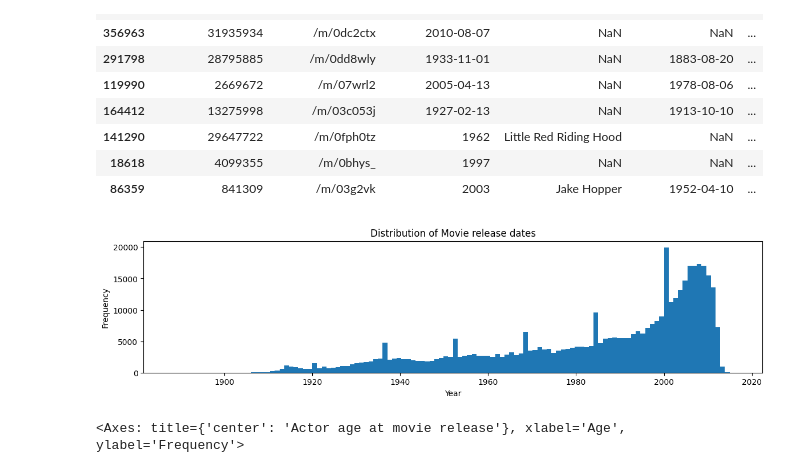
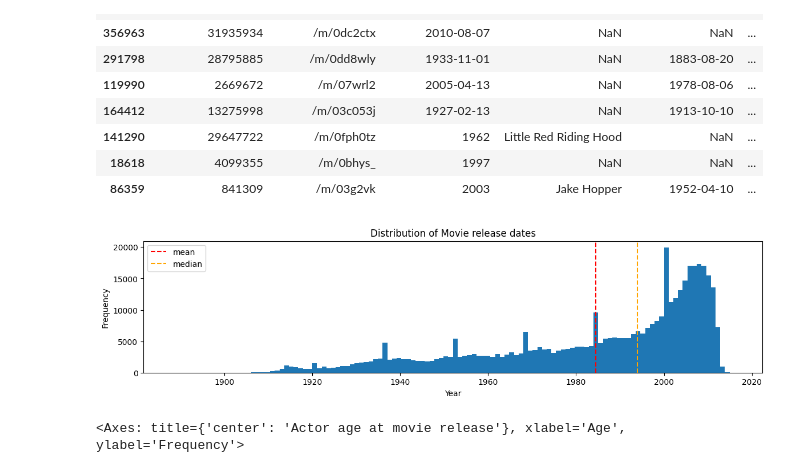
Before and after one commit to epfl-ada/ada-2024-project-metal2024, a Jupyter notebook: dataset_exploration.ipynb, the cells around one changed output. Drawn from its saved outputs; the diff is of its cells as text; code cells hidden in the pictures.

```diff
--- a/dataset_exploration.ipynb
+++ b/dataset_exploration.ipynb
@@ -83,13 +83,16 @@ characters_df.sample(10)
 # %%
 movie_dates = pd.to_datetime(characters_df['Movie release date'], errors='coerce').dt.year
 plt.figure(figsize=(14,3))
 plt.hist(movie_dates, bins=2020-1900)
 plt.xlabel('Year')
 plt.ylabel('Frequency')
 plt.title('Distribution of Movie release dates')
+plt.axvline(movie_dates.mean(), linestyle="--", color="red", label="mean")
+plt.axvline(movie_dates.median(), color="orange", label="median", linestyle="--")
+plt.legend()
 plt.show()
 # %% [output]
-[figure, old version]
+[figure, new version]
 # %%
 plt.figure(figsize=(14,3))
 plt.title("Actor age at movie release")
```
Also changed, not shown: 1 other file.
